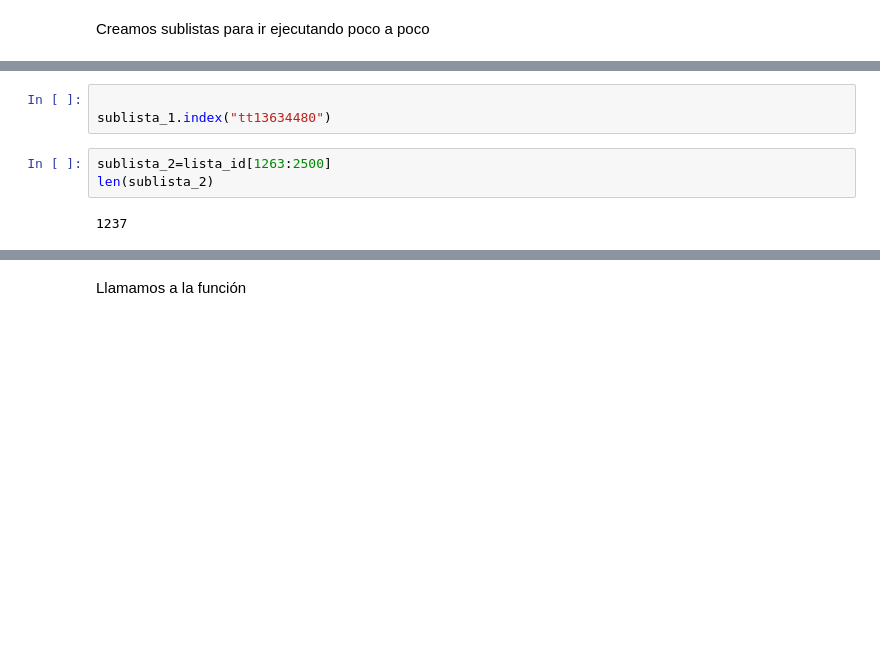
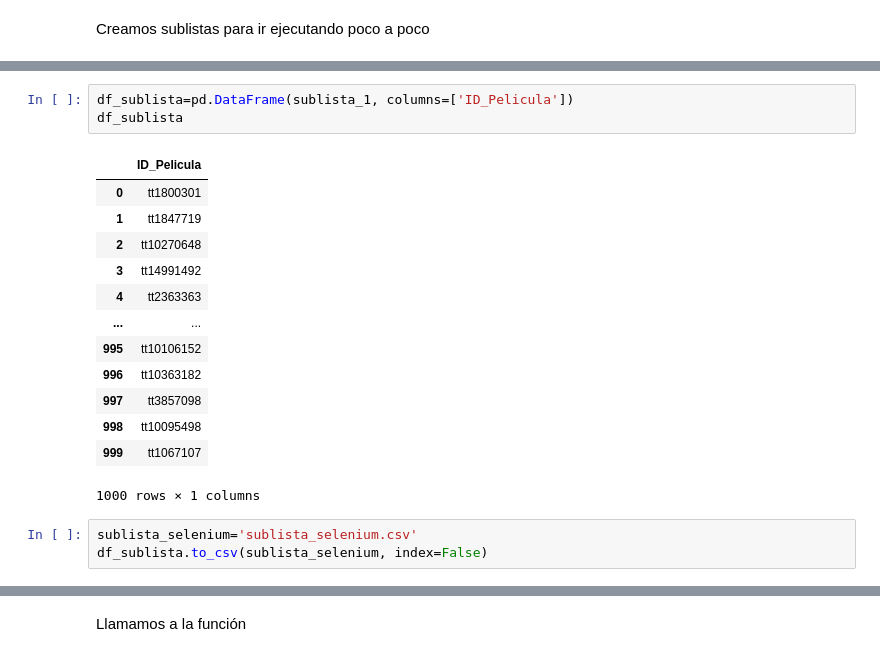
Before and after one commit to Adalab/project-da-promo-H-module-2-team-Interstellar, a Jupyter notebook: SELENIUM/IMDB-Selenium-Fase2.ipynb, the cells around one changed output, grey strips where cells are left out. Drawn from its saved outputs; the diff is of its cells as text; blank space fills up the shorter version.

```diff
--- a/SELENIUM/IMDB-Selenium-Fase2.ipynb
+++ b/SELENIUM/IMDB-Selenium-Fase2.ipynb
@@ -353,11 +380,23 @@ sublista_1
-# %%
-
-sublista_1.index("tt13634480")
-# %%
-sublista_2=lista_id[1263:2500]
-len(sublista_2)
-# %% [output]
-1237
+# %%
+df_sublista=pd.DataFrame(sublista_1, columns=['ID_Pelicula'])
+df_sublista
+# %% [output]
+|  | ID_Pelicula |
+| 0 | tt1800301 |
+| 1 | tt1847719 |
+| 2 | tt10270648 |
+| 3 | tt14991492 |
+| 4 | tt2363363 |
+| ... | ... |
+| 995 | tt10106152 |
+| 996 | tt10363182 |
+| 997 | tt3857098 |
+| 998 | tt10095498 |
+| 999 | tt1067107 |
+1000 rows × 1 columns
+# %%
+sublista_selenium='sublista_selenium.csv'
+df_sublista.to_csv(sublista_selenium, index=False)
 # %%
 #Ice Age: Las aventuras de Buck en lista 2 -> no existe???
 
```
Also changed, not shown: parts of 22 cells of this notebook, 5 other files.
